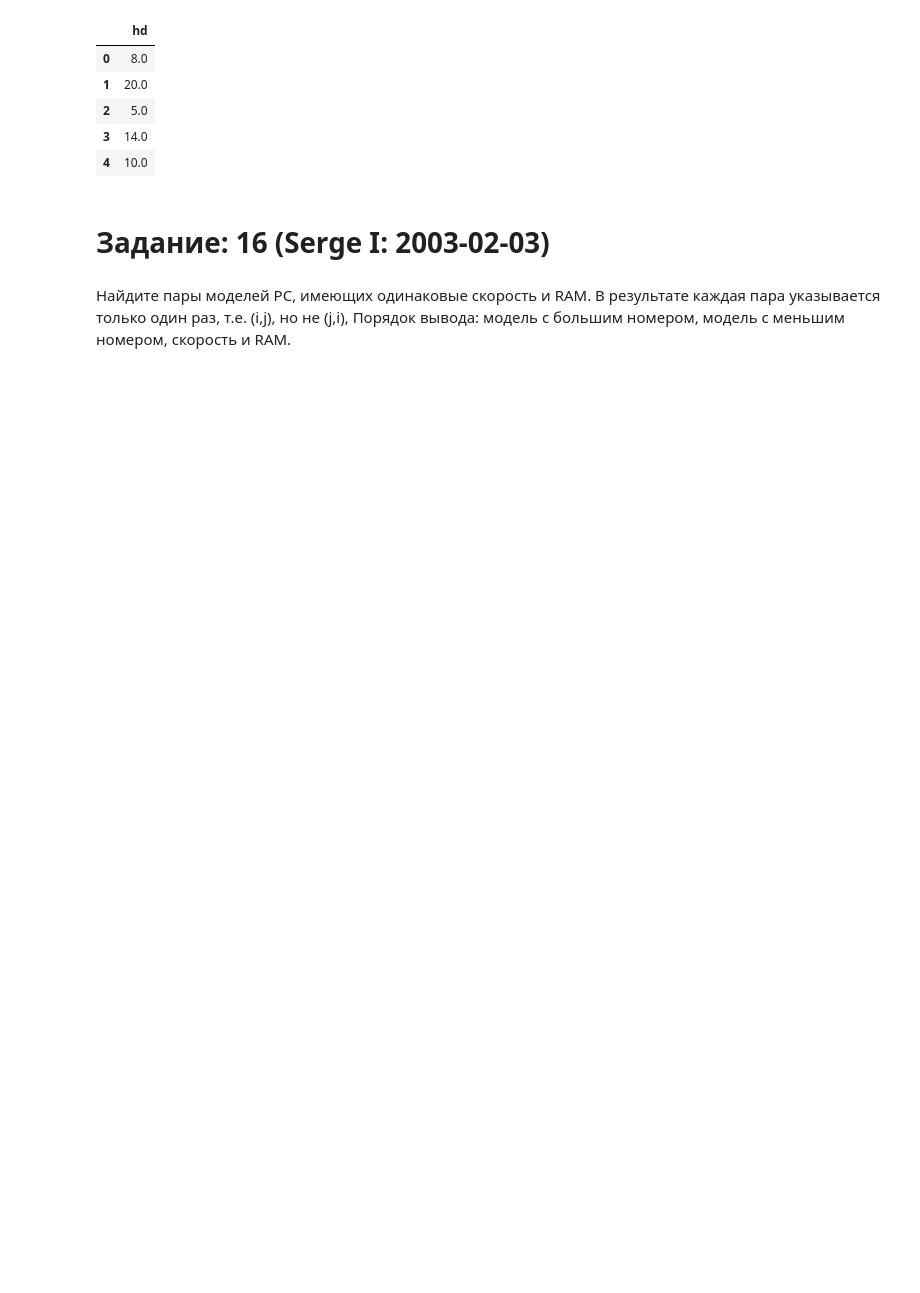
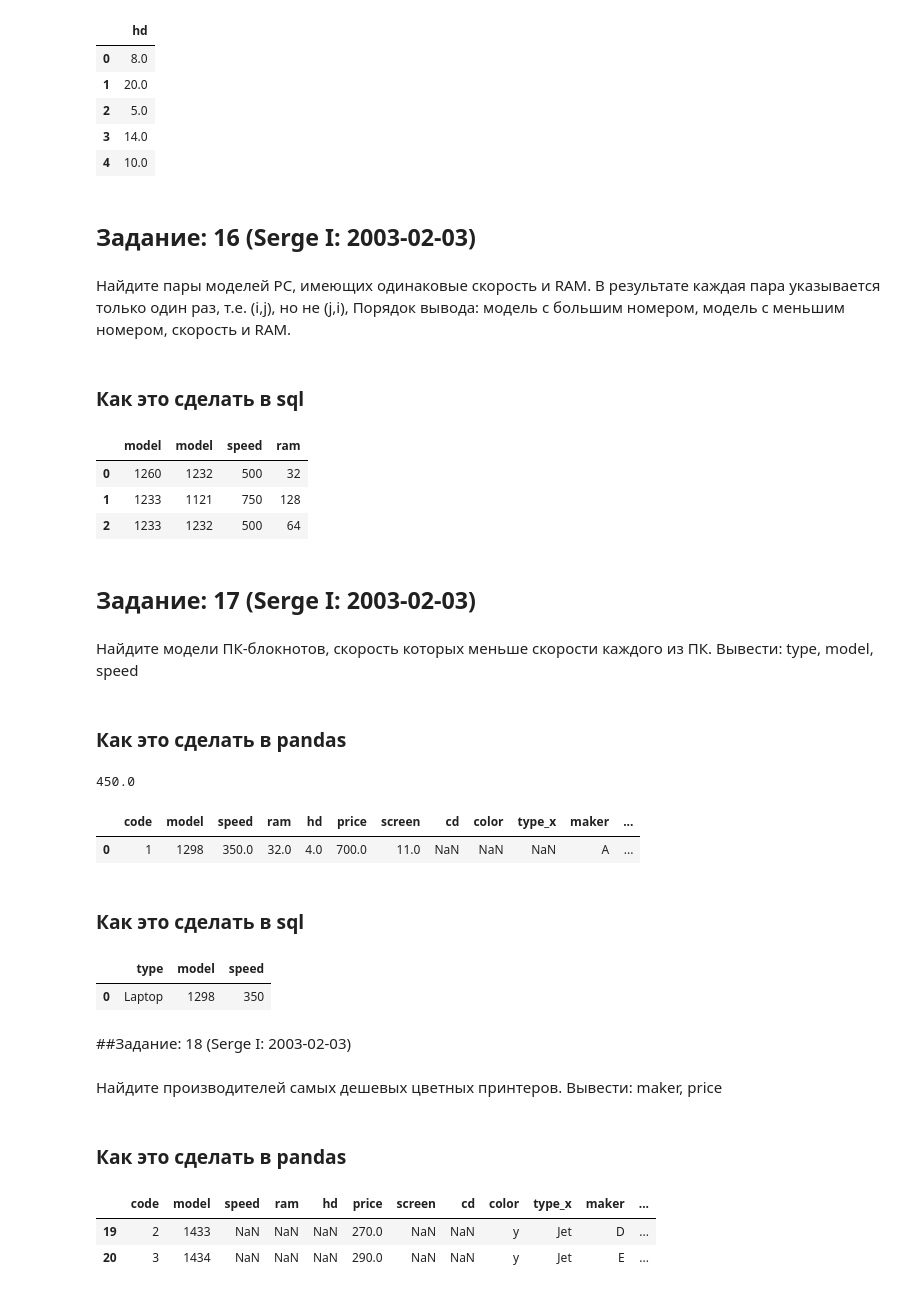
Before and after one commit to AleksTurov/Data-Science, a Jupyter notebook: sql-ex/sqlex_postgres_in_colab.ipynb, the cells around one changed output. Drawn from its saved outputs; the diff is of its cells as text; code cells hidden in the pictures; blank space fills up the shorter version.

```diff
--- a/sql-ex/sqlex_postgres_in_colab.ipynb
+++ b/sql-ex/sqlex_postgres_in_colab.ipynb
@@ -856,6 +858,8 @@ select(sql)
 | 3 | 14.0 |
 | 4 | 10.0 |
 # %% [markdown]
-# Задание: 16 (Serge I: 2003-02-03)
+## Задание: 16 (Serge I: 2003-02-03)
 # %% [markdown]
 Найдите пары моделей PC, имеющих одинаковые скорость и RAM. В результате каждая пара указывается только один раз, т.е. (i,j), но не (j,i), Порядок вывода: модель с большим номером, модель с меньшим номером, скорость и RAM.
+# %% [markdown]
+### Как это сделать в sql
@@ -861,0 +872,25 @@ select(sql)
+# %%
+select(sql)
+# %% [output]
+|  | model | model | speed | ram |
+| 0 | 1260 | 1232 | 500 | 32 |
+| 1 | 1233 | 1121 | 750 | 128 |
+| 2 | 1233 | 1232 | 500 | 64 |
+# %% [markdown]
+## Задание: 17 (Serge I: 2003-02-03)
+# %% [markdown]
+Найдите модели ПК-блокнотов, скорость которых меньше скорости каждого из ПК.
+Вывести: type, model, speed
+# %% [markdown]
+### Как это сделать в pandas
+# %%
+min(result.query("type_y == 'PC'")['speed'])
+# %% [output]
+450.0
+# %%
+result.query("type_y == 'Laptop' and speed<450")
+# %% [output]
+|  | code | model | speed | ram | hd | price | screen | cd | color | type_x | maker | ... |
+| 0 | 1 | 1298 | 350.0 | 32.0 | 4.0 | 700.0 | 11.0 | NaN | NaN | NaN | A | ... |
+# %% [markdown]
+### Как это сделать в sql
@@ -861,0 +904,17 @@ select(sql)
+# %%
+select(sql)
+# %% [output]
+|  | type | model | speed |
+| 0 | Laptop | 1298 | 350 |
+# %% [markdown]
+##Задание: 18 (Serge I: 2003-02-03)
+# %% [markdown]
+Найдите производителей самых дешевых цветных принтеров. Вывести: maker, price
+# %% [markdown]
+### Как это сделать в pandas
+# %%
+result.query("type_y == 'Printer' and color=='y'")
+# %% [output]
+|  | code | model | speed | ram | hd | price | screen | cd | color | type_x | maker | ... |
+| 19 | 2 | 1433 | NaN | NaN | NaN | 270.0 | NaN | NaN | y | Jet | D | ... |
+| 20 | 3 | 1434 | NaN | NaN | NaN | 290.0 | NaN | NaN | y | Jet | E | ... |
```
Also changed, not shown: parts of 57 cells of this notebook.
